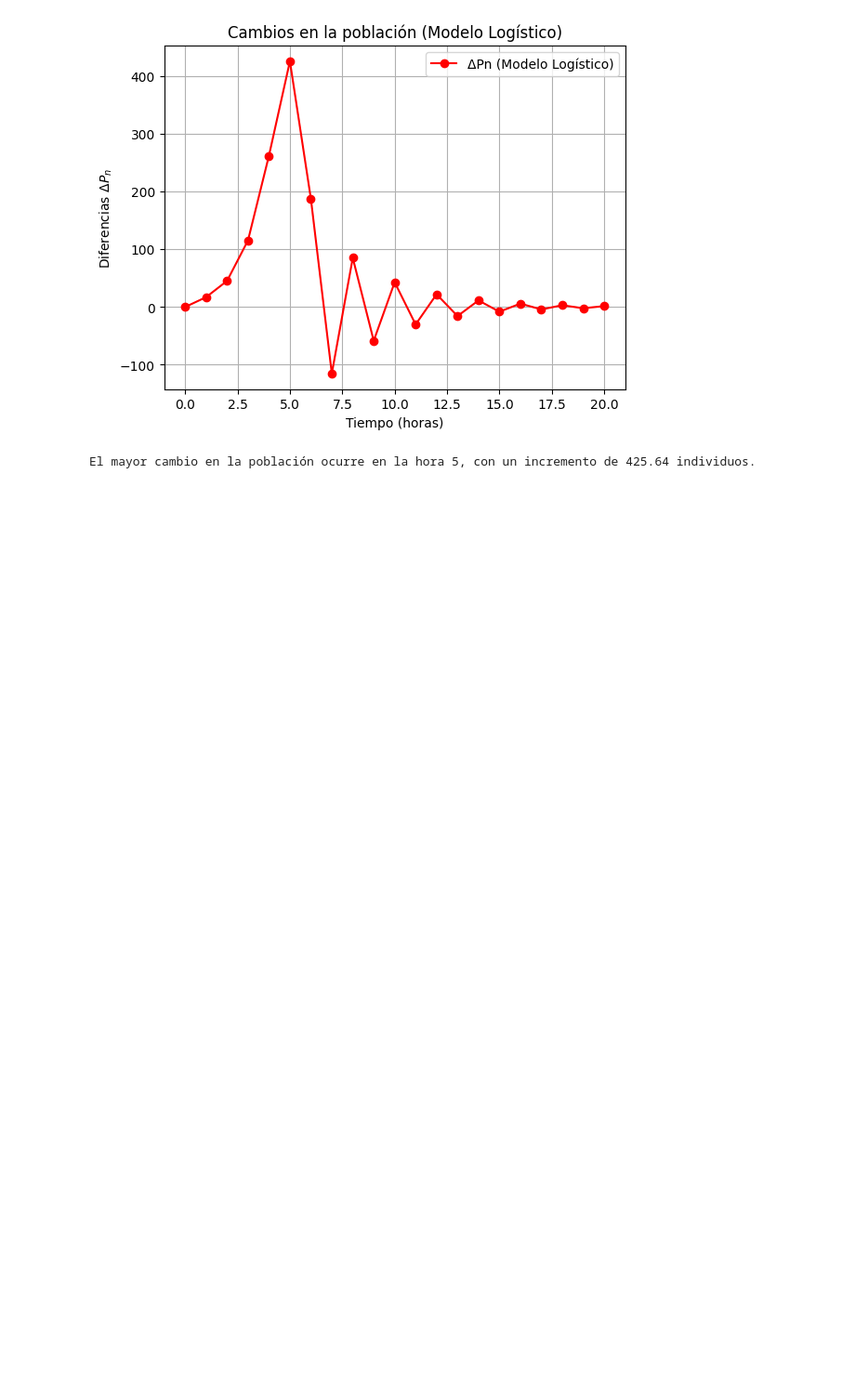
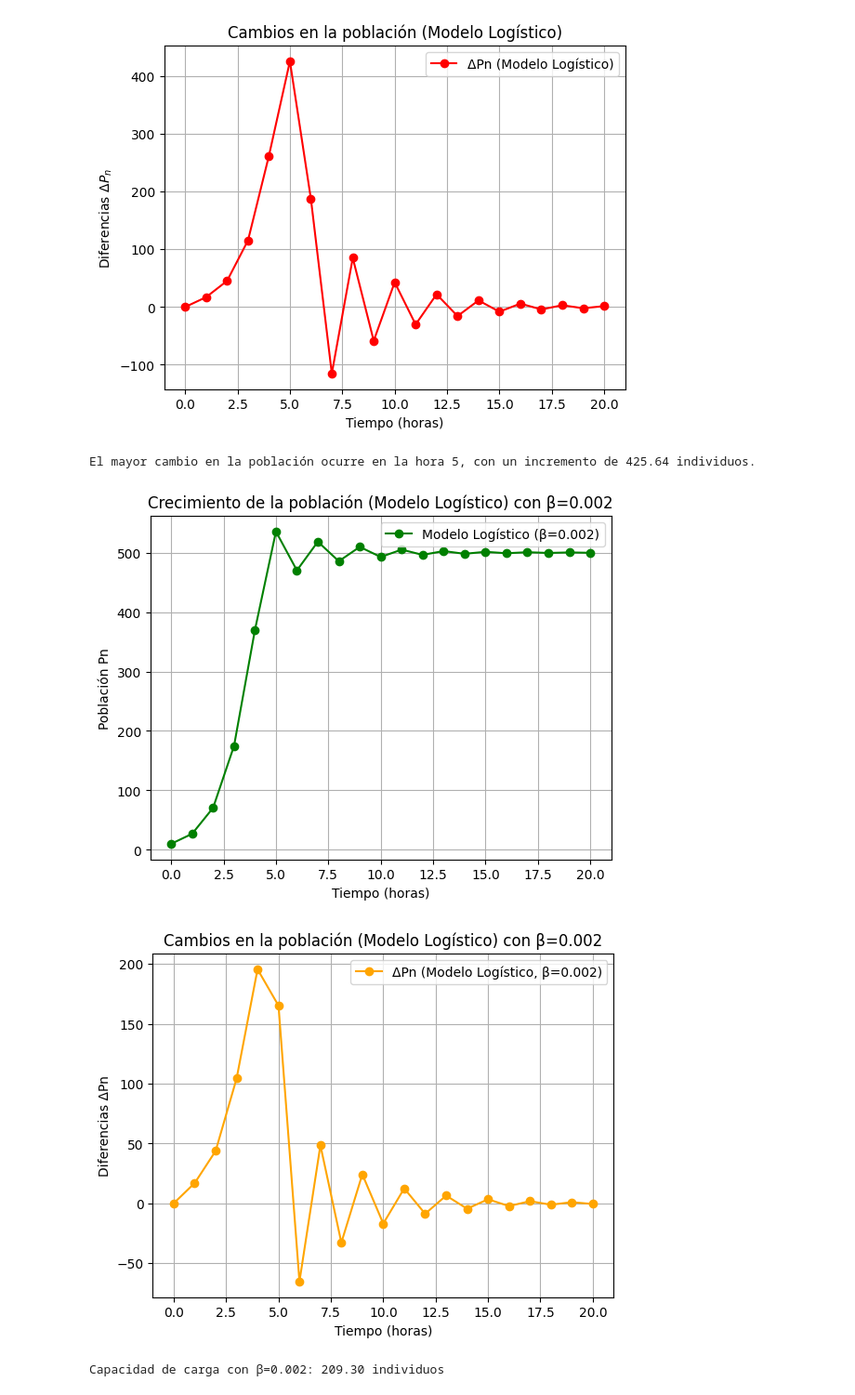
Before and after one commit to JsebastianUVPRQ/classical_trajectory, a Jupyter notebook: Intro_modeling_math/tll/taller7_imm.ipynb, the cells around one changed output. Shown at 93% size. Drawn from its saved outputs; the diff is of its cells as text; code cells hidden in the pictures; blank space fills up the shorter version.

```diff
--- a/Intro_modeling_math/tll/taller7_imm.ipynb
+++ b/Intro_modeling_math/tll/taller7_imm.ipynb
@@ -121,3 +123,52 @@ print(f"El mayor cambio en la población ocurre en la hora {momento_mayor_cambio
 # %% [output]
 [figure]
 El mayor cambio en la población ocurre en la hora 5, con un incremento de 425.64 individuos.
+# %%
+import numpy as np
+import matplotlib.pyplot as plt
+from sympy import symbols, Eq, solve
+
+# Ahora recalculamos usando beta = 0.002
+beta_new = 0.002
+P_logistico_new = [P0]
+n = 0
+while n < horas:
+    Pn = P_logistico_new[n] + kappa * P_logistico_new[n] * (1 - beta_new * P_logistico_new[n])
+    P_logistico_new.append(Pn)
+    n += 1
+
+# Cálculo de las diferencias ΔPn con el nuevo beta
+Delta_P_new = [0]  # ΔP0 = 0
+for n in range(horas):
+    delta = P_logistico_new[n+1] - P_logistico_new[n]
+    Delta_P_new.append(delta)
+
+# Graficar el comportamiento con el nuevo beta
+plt.plot(tiempo, P_logistico_new, label="Modelo Logístico (β=0.002)", marker='o', color='g')
+plt.xlabel("Tiempo (horas)")
+plt.ylabel("Población Pn")
+plt.title("Crecimiento de la población (Modelo Logístico) con β=0.002")
+plt.grid(True)
+plt.legend()
+plt.show()
+
+# Graficar las diferencias ΔPn con el nuevo beta
+plt.plot(tiempo, Delta_P_new, label="ΔPn (Modelo Logístico, β=0.002)", marker='o', color='orange')
+plt.xlabel("Tiempo (horas)")
+plt.ylabel("Diferencias ΔPn")
+plt.title("Cambios en la población (Modelo Logístico) con β=0.002")
+plt.grid(True)
+plt.legend()
+plt.show()
+
+# Capacidad de carga con el nuevo beta
+Pn = symbols('Pn')
+F = kappa * Pn * (1 - beta_new * Pn)
+eq = Eq(Pn - F, 0)
+capacidad_carga_new = solve(eq, Pn)
+
+print(f"Capacidad de carga con β=0.002: {capacidad_carga_new[1]:.2f} individuos")
+# %% [output]
+[figure, added]
+[figure, added]
+Capacidad de carga con β=0.002: 209.30 individuos
```
Also changed, not shown: parts of 1 cell of this notebook.
